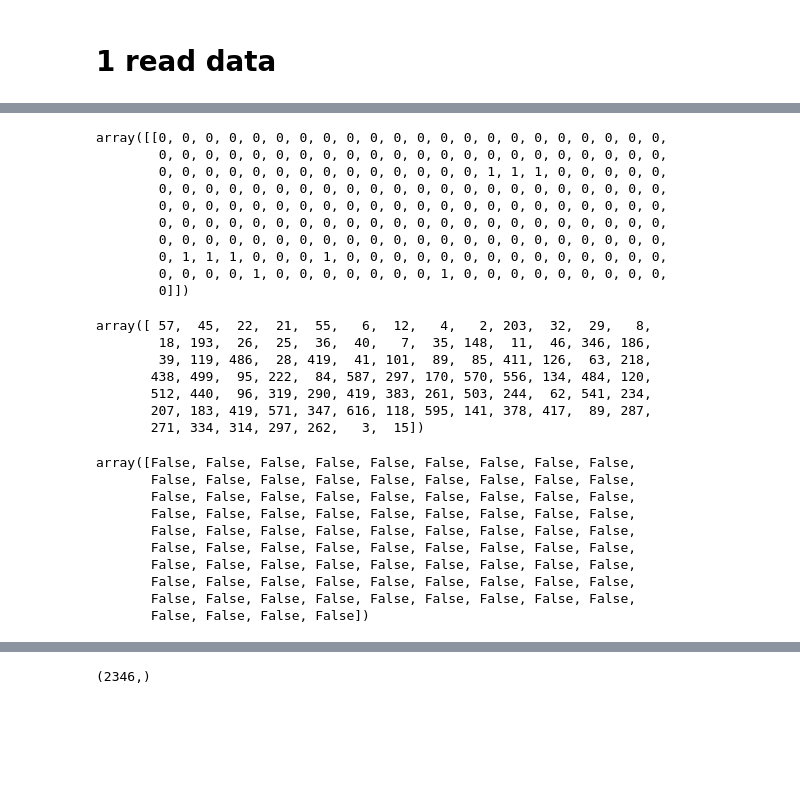
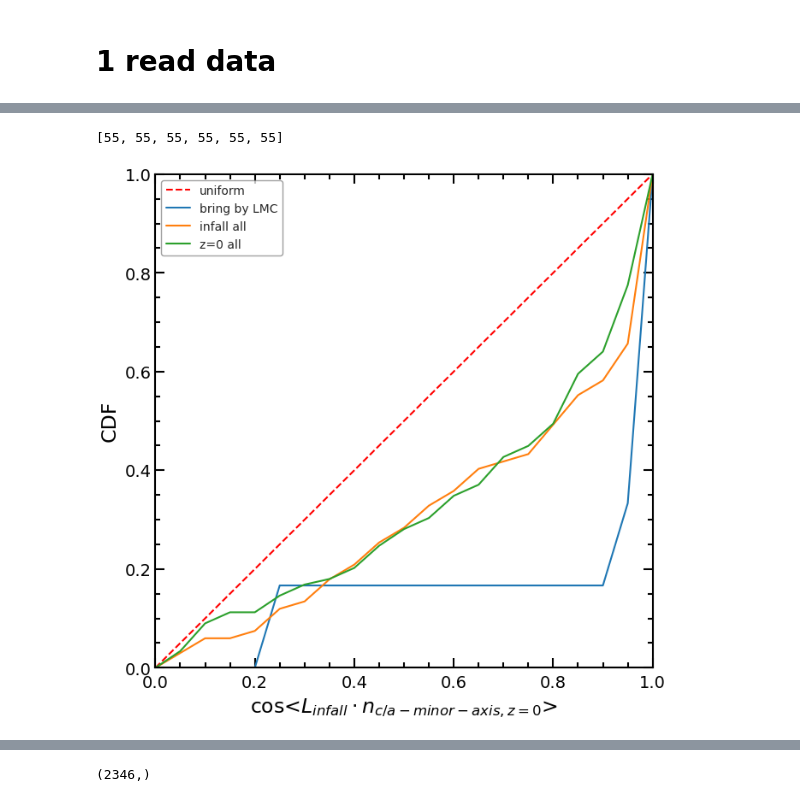
Before and after one commit to Jeremy-never-bite/Magpie_code, a Jupyter notebook: after_destruction/final_stack copy.ipynb, the cells around one changed output, grey strips where cells are left out. Cells and saved outputs as stored; diff of their text form; code cells hidden in the pictures; blank space fills up the shorter version.

```diff
--- a/after_destruction/final_stack copy.ipynb
+++ b/after_destruction/final_stack copy.ipynb
@@ -1108,0 +1142,15 @@ central_GroupNumber
+# %%
+bring_by_lmc_L_infall = []
+for i in range(satellite_num):
+    for j in range(199):
+        # if this central of this satellite isn't MW progenitor
+        if satellite_GroupNumber[i,j] != MW_GroupNumber[0][j]:
+            # then it is the time it infalls, record this snap num
+            # bring_by_lmc_infall_index[i] = j
+            # further if at this time, the central of this satellite is lmc, it is bring by lmc
+            if satellite_GroupNumber[i,j] == lmc_GroupNumber[j]:
+                # bring_by_lmc_infall_index.append(j)
+                # bring_by_lmc[i] = True
+                print(i,j)
+                bring_by_lmc_L_infall.append(L[is_central_group][i,j,:])
+            break
@@ -1108,0 +1177,2 @@ central_GroupNumber
+# %%
+angle_bring_by_lmc_L_infall = abs(np.dot(bring_by_lmc_L_infall, gal_c_a_minor))
@@ -1157,38 +1188,18 @@ array([7.61023197e+08, 7.61022914e+08, 7.61022631e+08, 7.61022253e+08,
-# %%
-MW_SubGroupNumber
-# %% [output]
-array([[0, 0, 0, 0, 0, 0, 0, 0, 0, 0, 0, 0, 0, 0, 0, 0, 0, 0, 0, 0, 0, 0,
-        0, 0, 0, 0, 0, 0, 0, 0, 0, 0, 0, 0, 0, 0, 0, 0, 0, 0, 0, 0, 0, 0,
-        0, 0, 0, 0, 0, 0, 0, 0, 0, 0, 0, 0, 0, 0, 1, 1, 1, 0, 0, 0, 0, 0,
-        0, 0, 0, 0, 0, 0, 0, 0, 0, 0, 0, 0, 0, 0, 0, 0, 0, 0, 0, 0, 0, 0,
-        0, 0, 0, 0, 0, 0, 0, 0, 0, 0, 0, 0, 0, 0, 0, 0, 0, 0, 0, 0, 0, 0,
-        0, 0, 0, 0, 0, 0, 0, 0, 0, 0, 0, 0, 0, 0, 0, 0, 0, 0, 0, 0, 0, 0,
-        0, 0, 0, 0, 0, 0, 0, 0, 0, 0, 0, 0, 0, 0, 0, 0, 0, 0, 0, 0, 0, 0,
-        0, 1, 1, 1, 0, 0, 0, 1, 0, 0, 0, 0, 0, 0, 0, 0, 0, 0, 0, 0, 0, 0,
-        0, 0, 0, 0, 1, 0, 0, 0, 0, 0, 0, 0, 1, 0, 0, 0, 0, 0, 0, 0, 0, 0,
-        0]])
-# %%
-satellite_SubGroupNumber[:,0]
-# %% [output]
-array([ 57,  45,  22,  21,  55,   6,  12,   4,   2, 203,  32,  29,   8,
-        18, 193,  26,  25,  36,  40,   7,  35, 148,  11,  46, 346, 186,
-        39, 119, 486,  28, 419,  41, 101,  89,  85, 411, 126,  63, 218,
-       438, 499,  95, 222,  84, 587, 297, 170, 570, 556, 134, 484, 120,
-       512, 440,  96, 319, 290, 419, 383, 261, 503, 244,  62, 541, 234,
-       207, 183, 419, 571, 347, 616, 118, 595, 141, 378, 417,  89, 287,
-       271, 334, 314, 297, 262,   3,  15])
-# %%
-satellite_SubGroupNumber[:,0] == central_GroupNumber
-# %% [output]
-array([False, False, False, False, False, False, False, False, False,
-       False, False, False, False, False, False, False, False, False,
-       False, False, False, False, False, False, False, False, False,
-       False, False, False, False, False, False, False, False, False,
-       False, False, False, False, False, False, False, False, False,
-       False, False, False, False, False, False, False, False, False,
-       False, False, False, False, False, False, False, False, False,
-       False, False, False, False, False, False, False, False, False,
-       False, False, False, False, False, False, False, False, False,
-       False, False, False, False])
+# %%
+bring_by_lmc_infall_index
+# %% [output]
+[55, 55, 55, 55, 55, 55]
+# %%
+draw_cdf(data = [ angle_bring_by_lmc_L_infall,
+                    angle_satellite_L_infall_stack,
+                    np.array(angle_l_stack[-1])],
+            legends =["bring by LMC",
+                    "infall all",
+                    "z=0 all"],
+            xlabel = xlabel,
+            title = 'stack L bring by LMC',
+            save = True)
+# %% [output]
+[figure, added]
 # %%
 draw_L_CDF(angle_l_stack, save=True, title="L infall time stack")
```
Also changed, not shown: parts of 18 cells of this notebook, 7 other files.
